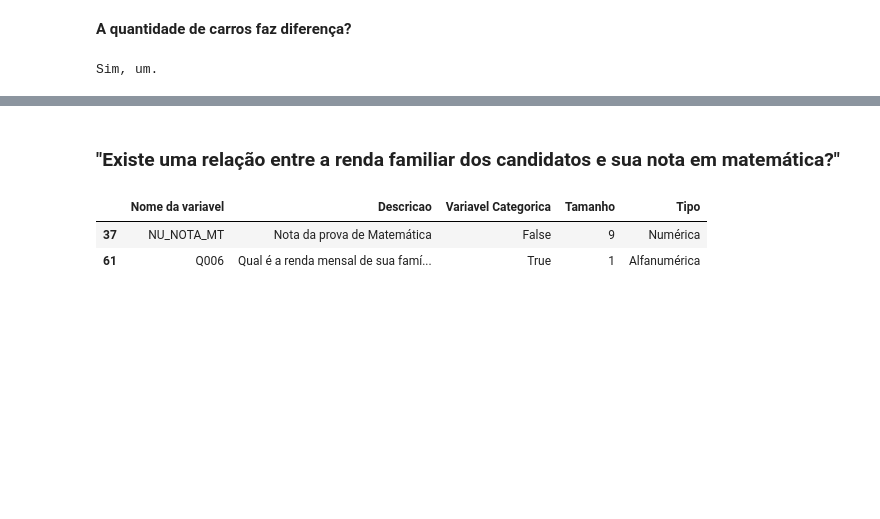
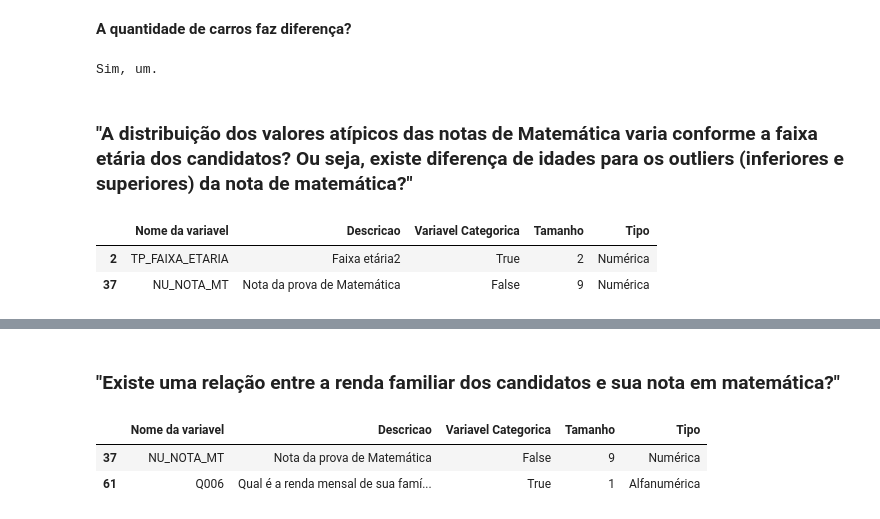
Before and after one commit to henriquefac/ciencia_de_dados_av1, a Jupyter notebook: notebook/exploration.ipynb, the cells around one changed output, grey strips where cells are left out. Cells and saved outputs as stored; diff of their text form; code cells hidden in the pictures; blank space fills up the shorter version.

```diff
--- a/notebook/exploration.ipynb
+++ b/notebook/exploration.ipynb
@@ -409,3 +413,16 @@ for name in q10_cat:
     plt.bar
 # %% [output]
 Sim, um.
+# %% [markdown]
+### **"A distribuição dos valores atípicos das notas de Matemática varia conforme a faixa etária dos candidatos? Ou seja, existe diferença de idades para os outliers (inferiores e superiores) da nota de matemática?"**
+# %%
+# variáveis: TP_FAIXA_ETARIA, NU_NOTA_MT
+variable_names = ["TP_FAIXA_ETARIA","NU_NOTA_MT"]
+# visualizar variaveis
+variables = dict_microdados.tabel
+variables = variables[variables["Nome da variavel"].isin(variable_names)]
+variables
+# %% [output]
+|  | Nome da variavel | Descricao | Variavel Categorica | Tamanho | Tipo |
+| 2 | TP_FAIXA_ETARIA | Faixa etária2 | True | 2 | Numérica |
+| 37 | NU_NOTA_MT | Nota da prova de Matemática | False | 9 | Numérica |
```
Also changed, not shown: parts of 7 cells of this notebook.
